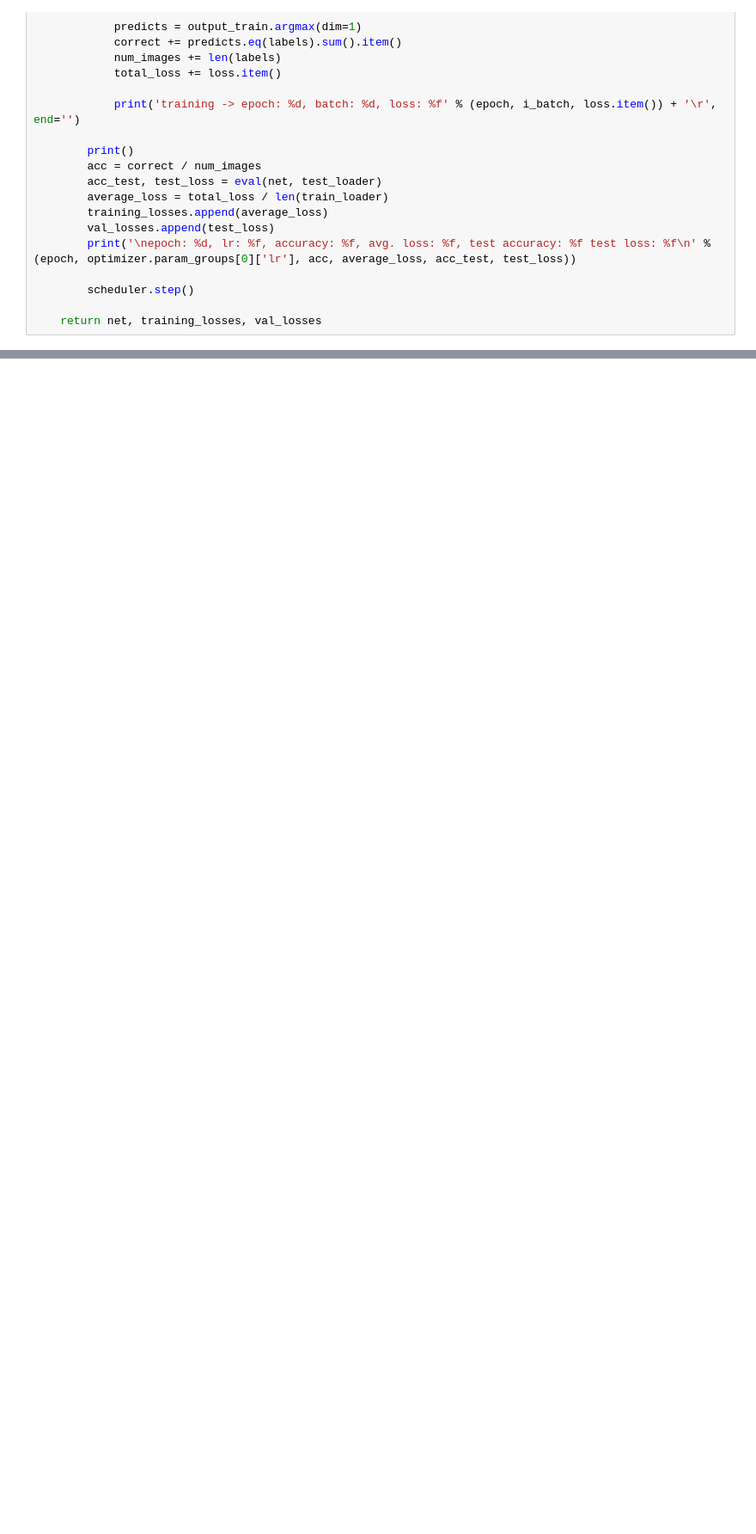
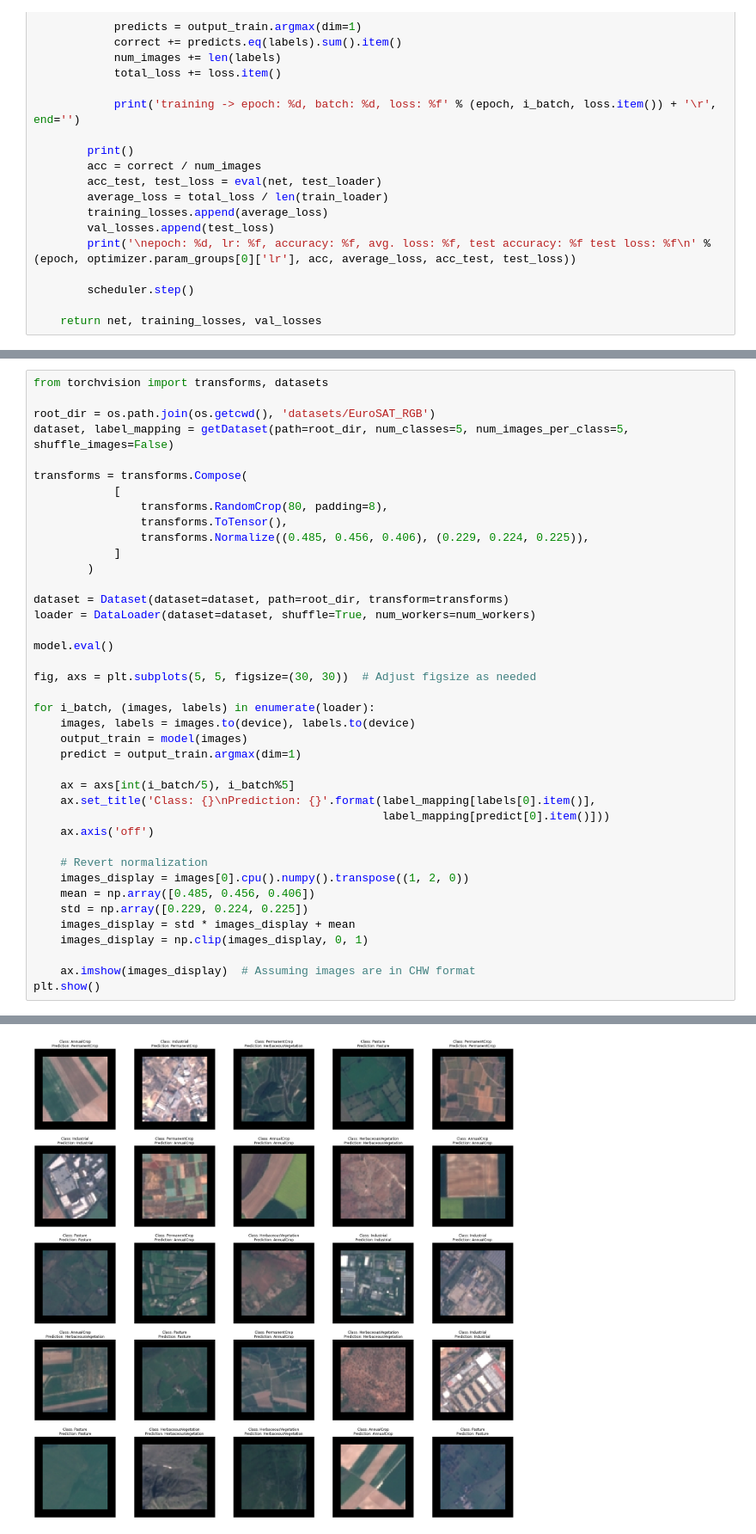
Before and after one commit to waasnipun/neurafusion, a Jupyter notebook: train-resnet18.ipynb, the cells around one changed output, grey strips where cells are left out. Shown at 86% size. Drawn from its saved outputs; the diff is of its cells as text; blank space fills up the shorter version.

```diff
--- a/train-resnet18.ipynb
+++ b/train-resnet18.ipynb
@@ -224,0 +226,41 @@ torch.save(model, os.path.join(os.getcwd(), f'trained/resnet18_{(total_test_acc/
+# %%
+from torchvision import transforms, datasets
+
+root_dir = os.path.join(os.getcwd(), 'datasets/EuroSAT_RGB')
+dataset, label_mapping = getDataset(path=root_dir, num_classes=5, num_images_per_class=5, shuffle_images=False)
+
+transforms = transforms.Compose(
+            [
+                transforms.RandomCrop(80, padding=8),
+                transforms.ToTensor(),
+                transforms.Normalize((0.485, 0.456, 0.406), (0.229, 0.224, 0.225)),
+            ]
+        )
+
+dataset = Dataset(dataset=dataset, path=root_dir, transform=transforms)
+loader = DataLoader(dataset=dataset, shuffle=True, num_workers=num_workers)
+
+model.eval()
+
+fig, axs = plt.subplots(5, 5, figsize=(30, 30))  # Adjust figsize as needed
+
+for i_batch, (images, labels) in enumerate(loader):
+    images, labels = images.to(device), labels.to(device)
+    output_train = model(images)
+    predict = output_train.argmax(dim=1)
+
+    ax = axs[int(i_batch/5), i_batch%5]
+    ax.set_title('Class: {}\nPrediction: {}'.format(label_mapping[labels[0].item()],
+                                                    label_mapping[predict[0].item()]))
+    ax.axis('off')
+
+    # Revert normalization
+    images_display = images[0].cpu().numpy().transpose((1, 2, 0))
+    mean = np.array([0.485, 0.456, 0.406])
+    std = np.array([0.229, 0.224, 0.225])
+    images_display = std * images_display + mean
+    images_display = np.clip(images_display, 0, 1)
+
+    ax.imshow(images_display)  # Assuming images are in CHW format
+plt.show()
+# %% [output]
@@ -224,0 +272 @@ torch.save(model, os.path.join(os.getcwd(), f'trained/resnet18_{(total_test_acc/
+[figure, added]
```
Also changed, not shown: parts of 4 cells of this notebook.
